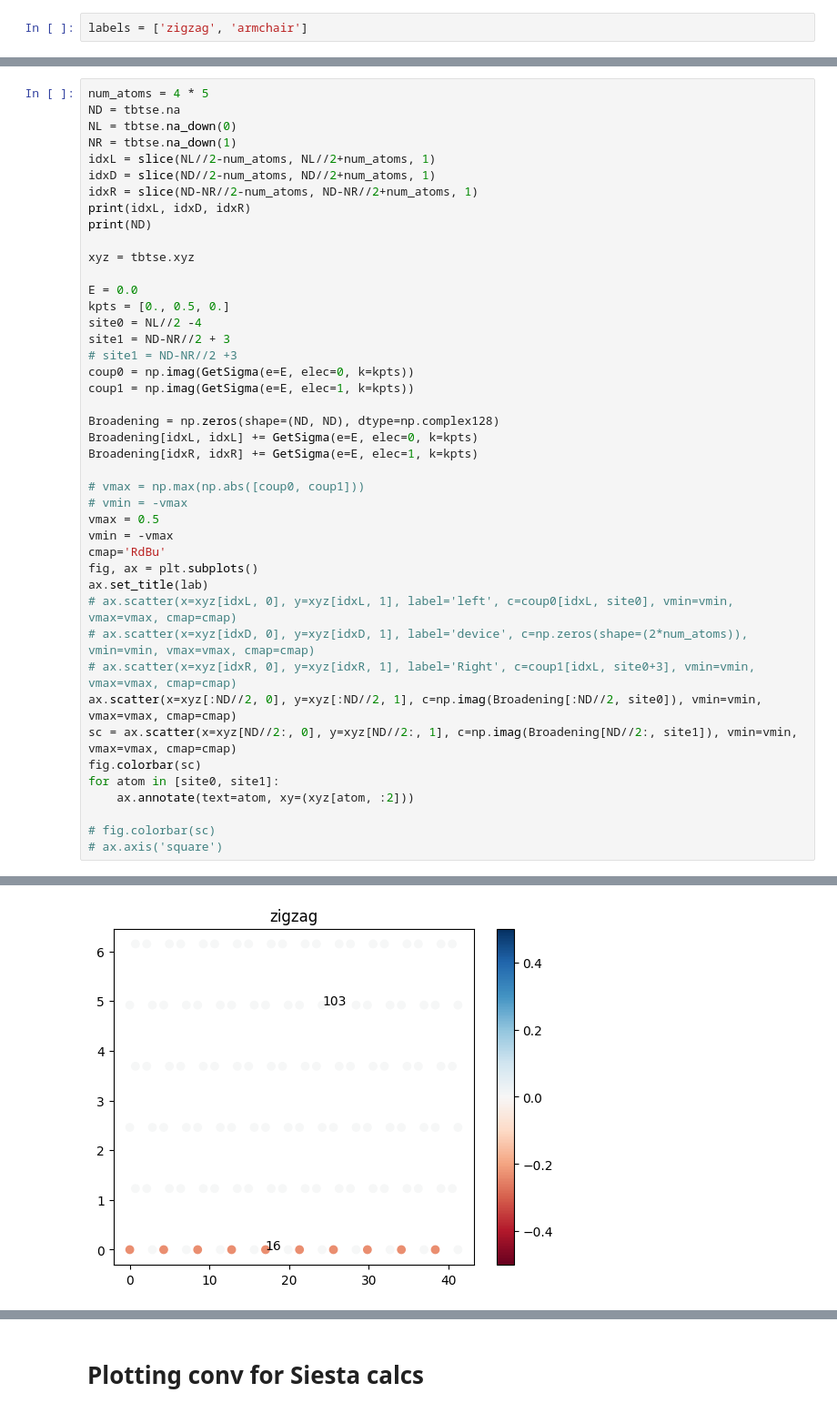
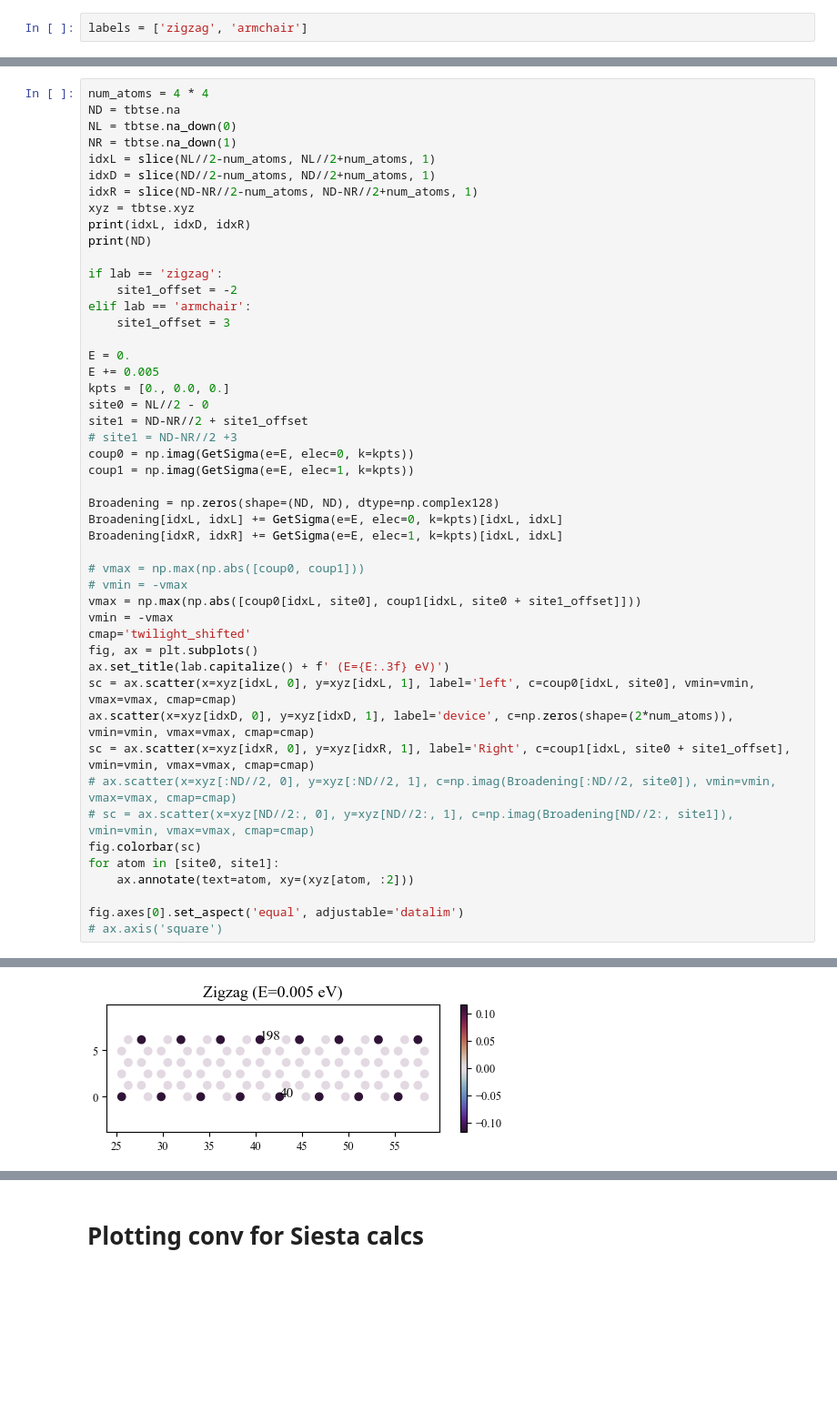
Before and after one commit to BastianValhoj/QTM-ML, a Jupyter notebook: overnight/siesta-calcs/tbt_edges.ipynb, the cells around one changed output, grey strips where cells are left out. Shown at 91% size. Saved outputs shown, nothing was run; the diff lists cells and outputs as text; blank space fills up the shorter version.

```diff
--- a/overnight/siesta-calcs/tbt_edges.ipynb
+++ b/overnight/siesta-calcs/tbt_edges.ipynb
@@ -114,44 +100,49 @@ tbtsencSileTBtrans requesting energy 0.00000 eV, found 0.00500 eV as the closest
 # %%
-num_atoms = 4 * 5
+num_atoms = 4 * 4
 ND = tbtse.na
 NL = tbtse.na_down(0)
 NR = tbtse.na_down(1)
 idxL = slice(NL//2-num_atoms, NL//2+num_atoms, 1)
 idxD = slice(ND//2-num_atoms, ND//2+num_atoms, 1)
 idxR = slice(ND-NR//2-num_atoms, ND-NR//2+num_atoms, 1)
+xyz = tbtse.xyz
 print(idxL, idxD, idxR)
 print(ND)
 
-xyz = tbtse.xyz
+if lab == 'zigzag':
+    site1_offset = -2
+elif lab == 'armchair':
+    site1_offset = 3
 
-E = 0.0
-kpts = [0., 0.5, 0.]
-site0 = NL//2 -4
-site1 = ND-NR//2 + 3
+E = 0.
+E += 0.005
+kpts = [0., 0.0, 0.]
+site0 = NL//2 - 0
+site1 = ND-NR//2 + site1_offset
 # site1 = ND-NR//2 +3
 coup0 = np.imag(GetSigma(e=E, elec=0, k=kpts))
 coup1 = np.imag(GetSigma(e=E, elec=1, k=kpts))
 
 Broadening = np.zeros(shape=(ND, ND), dtype=np.complex128)
-Broadening[idxL, idxL] += GetSigma(e=E, elec=0, k=kpts)
-Broadening[idxR, idxR] += GetSigma(e=E, elec=1, k=kpts)
+Broadening[idxL, idxL] += GetSigma(e=E, elec=0, k=kpts)[idxL, idxL]
+Broadening[idxR, idxR] += GetSigma(e=E, elec=1, k=kpts)[idxL, idxL]
 
 # vmax = np.max(np.abs([coup0, coup1]))
 # vmin = -vmax
-vmax = 0.5
+vmax = np.max(np.abs([coup0[idxL, site0], coup1[idxL, site0 + site1_offset]]))
 vmin = -vmax
-cmap='RdBu'
+cmap='twilight_shifted'
 fig, ax = plt.subplots()
-ax.set_title(lab)
-# ax.scatter(x=xyz[idxL, 0], y=xyz[idxL, 1], label='left', c=coup0[idxL, site0], vmin=vmin, vmax=vmax, cmap=cmap)
-# ax.scatter(x=xyz[idxD, 0], y=xyz[idxD, 1], label='device', c=np.zeros(shape=(2*num_atoms)), vmin=vmin, vmax=vmax, cmap=cmap)
-# ax.scatter(x=xyz[idxR, 0], y=xyz[idxR, 1], label='Right', c=coup1[idxL, site0+3], vmin=vmin, vmax=vmax, cmap=cmap)
-ax.scatter(x=xyz[:ND//2, 0], y=xyz[:ND//2, 1], c=np.imag(Broadening[:ND//2, site0]), vmin=vmin, vmax=vmax, cmap=cmap)
-sc = ax.scatter(x=xyz[ND//2:, 0], y=xyz[ND//2:, 1], c=np.imag(Broadening[ND//2:, site1]), vmin=vmin, vmax=vmax, cmap=cmap)
+ax.set_title(lab.capitalize() + f' (E={E:.3f} eV)')
+sc = ax.scatter(x=xyz[idxL, 0], y=xyz[idxL, 1], label='left', c=coup0[idxL, site0], vmin=vmin, vmax=vmax, cmap=cmap)
+ax.scatter(x=xyz[idxD, 0], y=xyz[idxD, 1], label='device', c=np.zeros(shape=(2*num_atoms)), vmin=vmin, vmax=vmax, cmap=cmap)
+sc = ax.scatter(x=xyz[idxR, 0], y=xyz[idxR, 1], label='Right', c=coup1[idxL, site0 + site1_offset], vmin=vmin, vmax=vmax, cmap=cmap)
+# ax.scatter(x=xyz[:ND//2, 0], y=xyz[:ND//2, 1], c=np.imag(Broadening[:ND//2, site0]), vmin=vmin, vmax=vmax, cmap=cmap)
+# sc = ax.scatter(x=xyz[ND//2:, 0], y=xyz[ND//2:, 1], c=np.imag(Broadening[ND//2:, site1]), vmin=vmin, vmax=vmax, cmap=cmap)
 fig.colorbar(sc)
 for atom in [site0, site1]:
     ax.annotate(text=atom, xy=(xyz[atom, :2]))
 
-# fig.colorbar(sc)
+fig.axes[0].set_aspect('equal', adjustable='datalim')
 # ax.axis('square')
 # %% [output]
@@ -177 +151 @@ tbtsencSileTBtrans requesting energy 0.00000 eV, found 0.00500 eV as the closest
-[figure, old version]
+[figure, new version]
```
Also changed, not shown: parts of 19 cells of this notebook, 1 other file.
